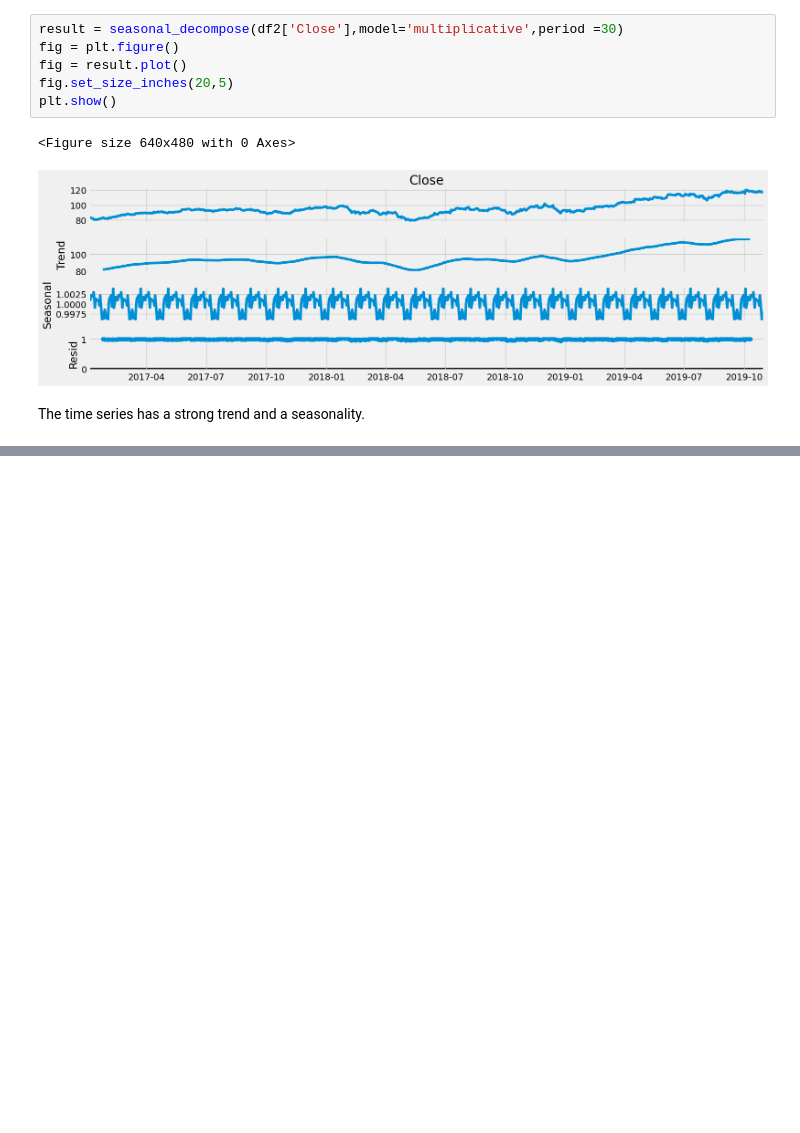
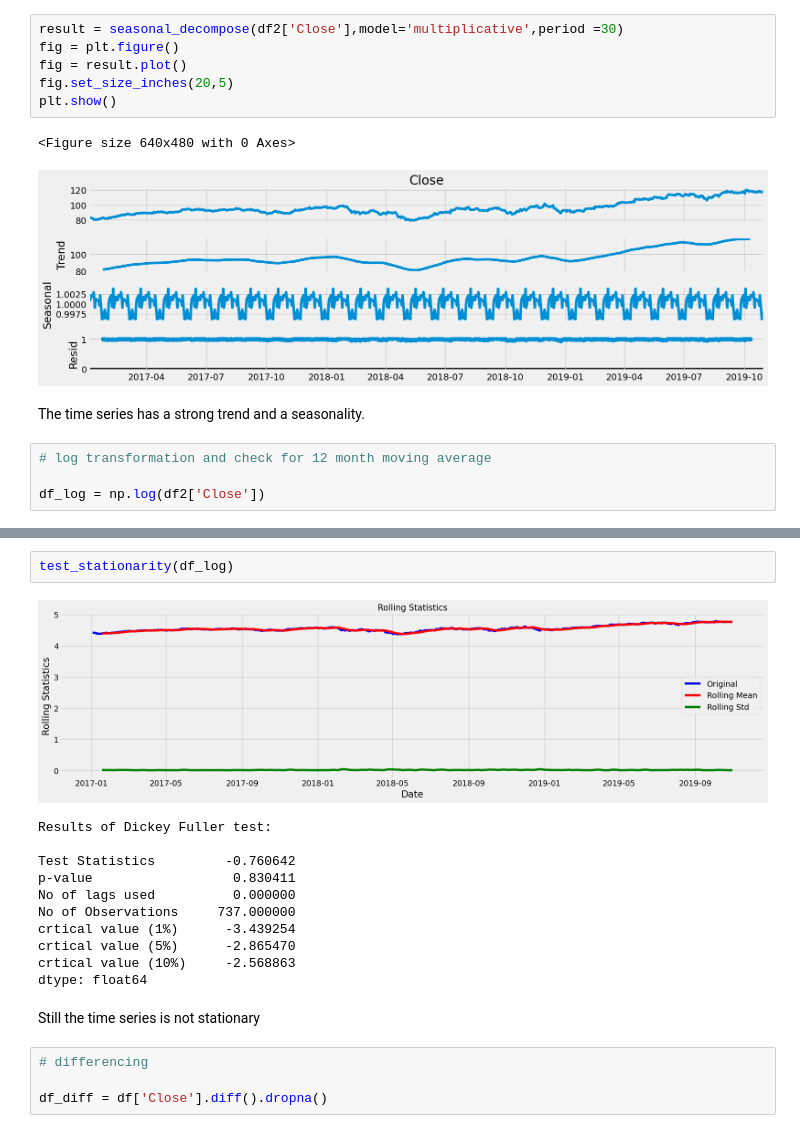
Before and after one commit to NishanD21/ARIMAX-time-series-model-on-stock-prices, a Jupyter notebook: arimax_analysis.ipynb, the cells around one changed output, grey strips where cells are left out. Cells and saved outputs as stored; diff of their text form; blank space fills up the shorter version.

```diff
--- a/arimax_analysis.ipynb
+++ b/arimax_analysis.ipynb
@@ -255,3 +255,7 @@ plt.show()
 [figure]
 # %% [markdown]
 The time series has a strong trend and a seasonality.
+# %%
+# log transformation and check for 12 month moving average
+
+df_log = np.log(df2['Close'])
@@ -257,0 +276,20 @@ The time series has a strong trend and a seasonality.
+# %%
+test_stationarity(df_log)
+# %% [output]
+[figure, added]
+Results of Dickey Fuller test:
+
+Test Statistics         -0.760642
+p-value                  0.830411
+No of lags used          0.000000
+No of Observations     737.000000
+crtical value (1%)      -3.439254
+crtical value (5%)      -2.865470
+crtical value (10%)     -2.568863
+dtype: float64
+# %% [markdown]
+Still the time series is not stationary
+# %%
+# differencing
+
+df_diff = df['Close'].diff().dropna()
```
Also changed, not shown: parts of 3 cells of this notebook.
